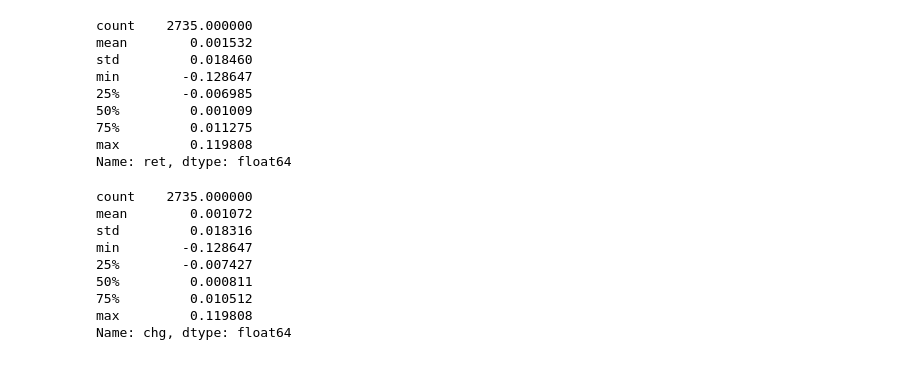
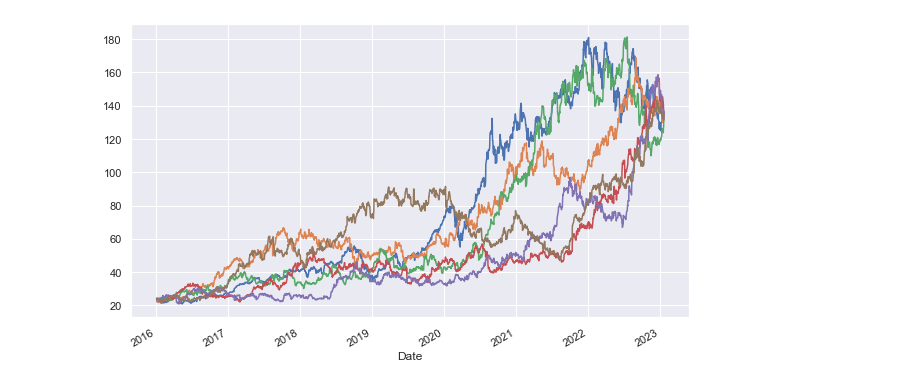
Before and after one commit to uberdeveloper/website, a Jupyter notebook: posts/notebooks/Stock-returns.ipynb, the cells around one changed output. Cells and saved outputs as stored; diff of their text form; code cells hidden in the pictures.

```diff
--- a/posts/notebooks/Stock-returns.ipynb
+++ b/posts/notebooks/Stock-returns.ipynb
@@ -68,24 +38,15 @@ df2.tail()
-# %%
-df2.ret.describe()
-# %% [output]
-count    2735.000000
-mean        0.001532
-std         0.018460
-min        -0.128647
-25%        -0.006985
-50%         0.001009
-75%         0.011275
-max         0.119808
-Name: ret, dtype: float64
-# %%
-df.chg.describe()
-# %% [output]
-count    2735.000000
-mean        0.001072
-std         0.018316
-min        -0.128647
-25%        -0.007427
-50%         0.000811
-75%         0.010512
-max         0.119808
-Name: chg, dtype: float64
+# %%
+def shuffled_prices(start_price, returns, index):
+    np.random.shuffle(returns)
+    s = start_price*(1+returns).cumprod()
+    return pd.Series(s, index=index)
+# %%
+daily_returns = df.dropna()['ret'].values
+start_value = df.iloc[0]['Adj Close']
+index = df.index[1:] # since the first value is na we are excluding it
+df['Adj Close'].plot(figsize=(10,6))
+for i in range(5):
+    s = shuffled_prices(start_value, daily_returns, index)
+    s.plot()
+# %% [output]
+[figure, added]
```
Also changed, not shown: parts of 12 cells of this notebook.
